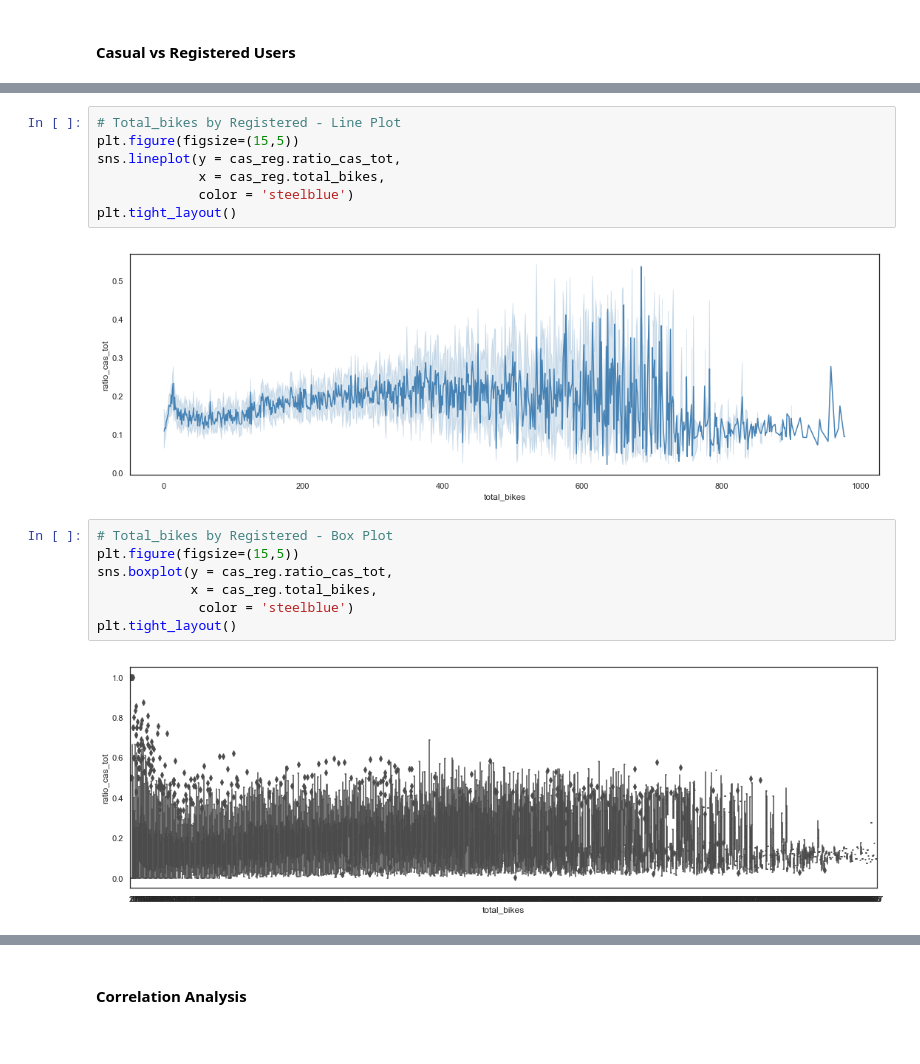
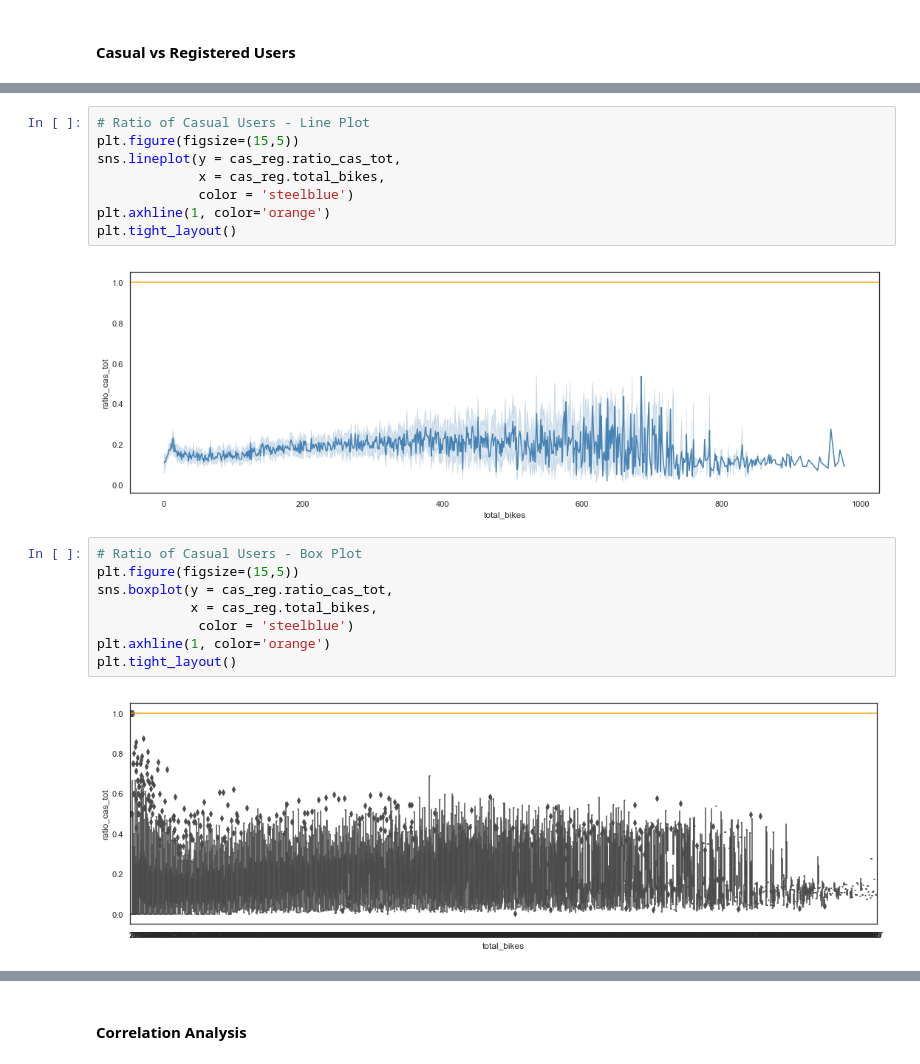
Before and after one commit to stsentemeidis/Bike_Sharing_Washington, a Jupyter notebook: MASTER.ipynb, the cells around one changed output, grey strips where cells are left out. Drawn from its saved outputs; the diff is of its cells as text.

```diff
--- a/MASTER.ipynb
+++ b/MASTER.ipynb
@@ -730,19 +731,21 @@ cas_reg.describe()
 # %%
-# Total_bikes by Registered - Line Plot
+# Ratio of Casual Users - Line Plot
 plt.figure(figsize=(15,5))
 sns.lineplot(y = cas_reg.ratio_cas_tot,
              x = cas_reg.total_bikes,
              color = 'steelblue')
+plt.axhline(1, color='orange')
 plt.tight_layout()
 # %% [output]
-[figure, old version]
+[figure, new version]
 # %%
-# Total_bikes by Registered - Box Plot
+# Ratio of Casual Users - Box Plot
 plt.figure(figsize=(15,5))
 sns.boxplot(y = cas_reg.ratio_cas_tot,
             x = cas_reg.total_bikes,
              color = 'steelblue')
+plt.axhline(1, color='orange')
 plt.tight_layout()
 # %% [output]
-[figure, old version]
+[figure, new version]
 # %%
```
Also changed, not shown: parts of 49 cells of this notebook, 3 other files.
